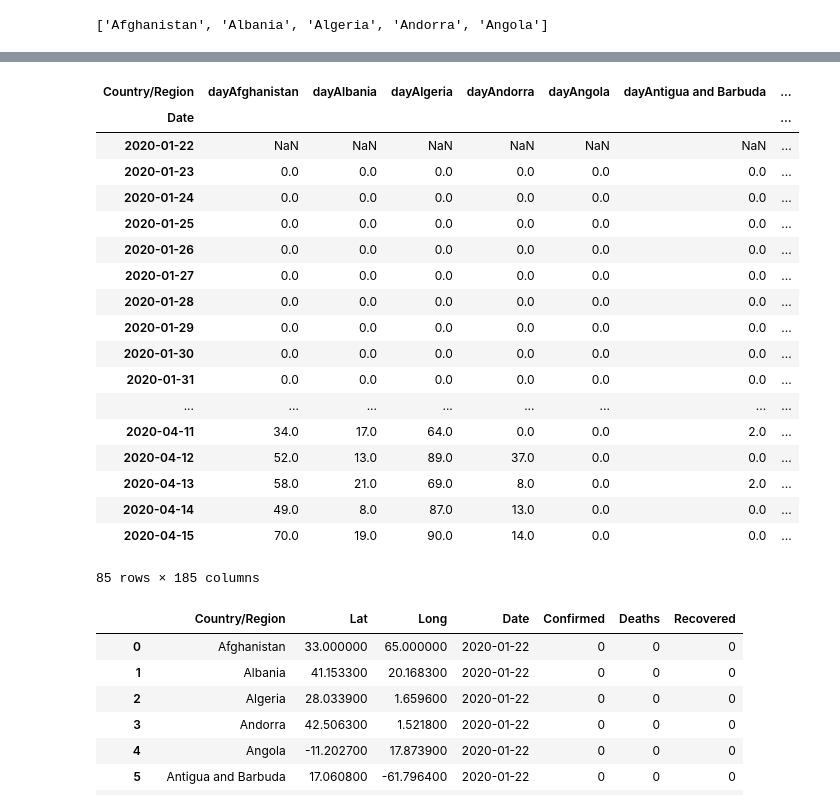
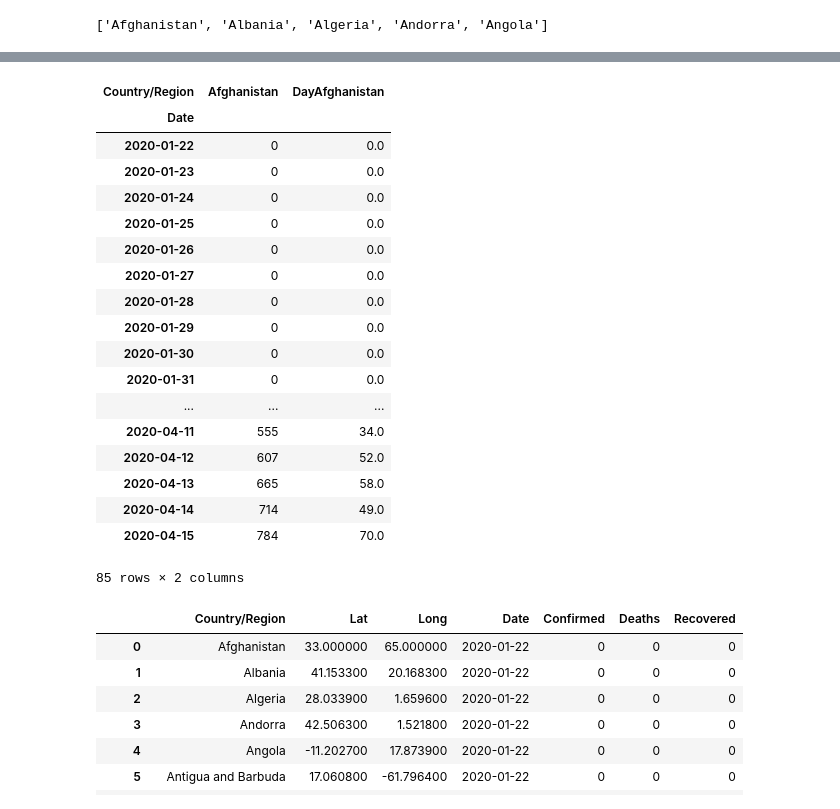
Before and after one commit to Hinterhalter/Post-COVID-19_modeling, a Jupyter notebook: Exploratory_Data_Analysis.ipynb, the cells around one changed output, grey strips where cells are left out. Saved outputs shown, nothing was run; the diff lists cells and outputs as text; code cells hidden in the pictures.

```diff
--- a/Exploratory_Data_Analysis.ipynb
+++ b/Exploratory_Data_Analysis.ipynb
@@ -474,12 +479,7 @@ country_list[:5]
 ['Afghanistan', 'Albania', 'Algeria', 'Andorra', 'Angola']
 # %%
 for col in country_list:
-    col_name = str(col)+'_1'
-    kag_2['{0}'.format(col_name)] = np.nan
-    kag_2['{0}'.format(col_name)][1:] = kag_2['{0}'.format(col)][0:-1]
-    kag_2['{0}'.format(col_name)].iloc[0] = 0
-    kag_2['{0}'.format(col_name)] = kag_2['{0}'.format(col_name)][1:].astype('int64')
-    new_col_name = 'day'+str(col)
-    kag_2['{}'.format(new_col_name)] = kag_2['{}'.format(col)] - kag_2['{}'.format(col_name)]
-    kag_2.drop("{0}".format(col_name), axis=1, inplace=True)
-    kag_2.drop("{0}".format(col), axis=1, inplace=True)
+    col_name = "Day"+str(col)
+    kag_2['{}'.format(col_name)] = kag_2['{}'.format(col)].diff()
+    kag_2['{}'.format(col_name)].iloc[0] = 0
+#    kag_2.drop('{}'.format(col), axis=1, inplace=True)
@@ -495,25 +533,25 @@ See the caveats in the documentation: http://pandas.pydata.org/pandas-docs/stabl
 # %%
-kag_2
+kag_2[['Afghanistan','DayAfghanistan']]
 # %% [output]
-| Country/Region | dayAfghanistan | dayAlbania | dayAlgeria | dayAndorra | dayAngola | dayAntigua and Barbuda | ... |
-| Date |  |  |  |  |  |  | ... |
-| 2020-01-22 | NaN | NaN | NaN | NaN | NaN | NaN | ... |
-| 2020-01-23 | 0.0 | 0.0 | 0.0 | 0.0 | 0.0 | 0.0 | ... |
-| 2020-01-24 | 0.0 | 0.0 | 0.0 | 0.0 | 0.0 | 0.0 | ... |
-| 2020-01-25 | 0.0 | 0.0 | 0.0 | 0.0 | 0.0 | 0.0 | ... |
-| 2020-01-26 | 0.0 | 0.0 | 0.0 | 0.0 | 0.0 | 0.0 | ... |
-| 2020-01-27 | 0.0 | 0.0 | 0.0 | 0.0 | 0.0 | 0.0 | ... |
-| 2020-01-28 | 0.0 | 0.0 | 0.0 | 0.0 | 0.0 | 0.0 | ... |
-| 2020-01-29 | 0.0 | 0.0 | 0.0 | 0.0 | 0.0 | 0.0 | ... |
-| 2020-01-30 | 0.0 | 0.0 | 0.0 | 0.0 | 0.0 | 0.0 | ... |
-| 2020-01-31 | 0.0 | 0.0 | 0.0 | 0.0 | 0.0 | 0.0 | ... |
-| ... | ... | ... | ... | ... | ... | ... | ... |
-| 2020-04-11 | 34.0 | 17.0 | 64.0 | 0.0 | 0.0 | 2.0 | ... |
-| 2020-04-12 | 52.0 | 13.0 | 89.0 | 37.0 | 0.0 | 0.0 | ... |
-| 2020-04-13 | 58.0 | 21.0 | 69.0 | 8.0 | 0.0 | 2.0 | ... |
-| 2020-04-14 | 49.0 | 8.0 | 87.0 | 13.0 | 0.0 | 0.0 | ... |
-| 2020-04-15 | 70.0 | 19.0 | 90.0 | 14.0 | 0.0 | 0.0 | ... |
+| Country/Region | Afghanistan | DayAfghanistan |
+| Date |  |  |
+| 2020-01-22 | 0 | 0.0 |
+| 2020-01-23 | 0 | 0.0 |
+| 2020-01-24 | 0 | 0.0 |
+| 2020-01-25 | 0 | 0.0 |
+| 2020-01-26 | 0 | 0.0 |
+| 2020-01-27 | 0 | 0.0 |
+| 2020-01-28 | 0 | 0.0 |
+| 2020-01-29 | 0 | 0.0 |
+| 2020-01-30 | 0 | 0.0 |
+| 2020-01-31 | 0 | 0.0 |
+| ... | ... | ... |
+| 2020-04-11 | 555 | 34.0 |
+| 2020-04-12 | 607 | 52.0 |
+| 2020-04-13 | 665 | 58.0 |
+| 2020-04-14 | 714 | 49.0 |
+| 2020-04-15 | 784 | 70.0 |
-85 rows × 185 columns
+85 rows × 2 columns
 # %%
 kag_1.groupby('Country/Region')
 # %% [output]
```
Also changed, not shown: parts of 17 cells of this notebook.
